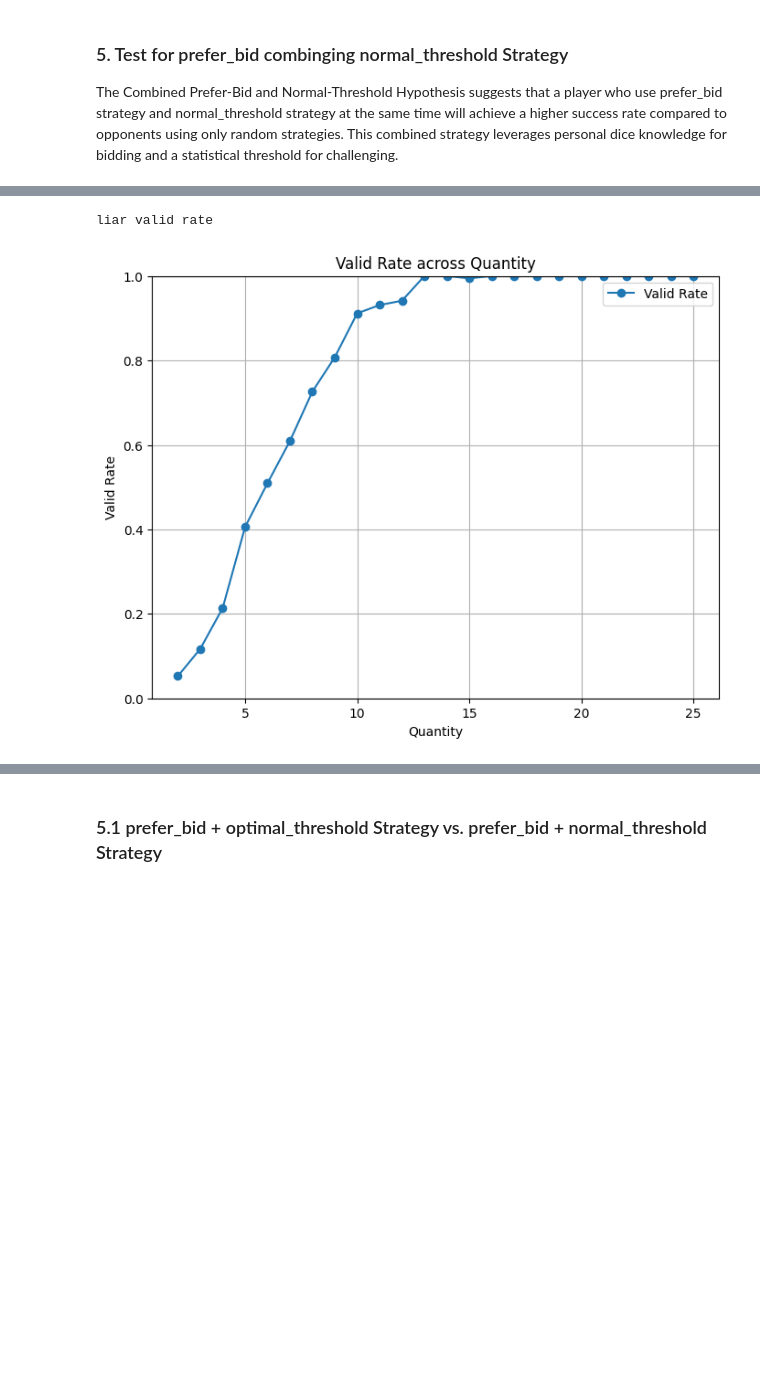
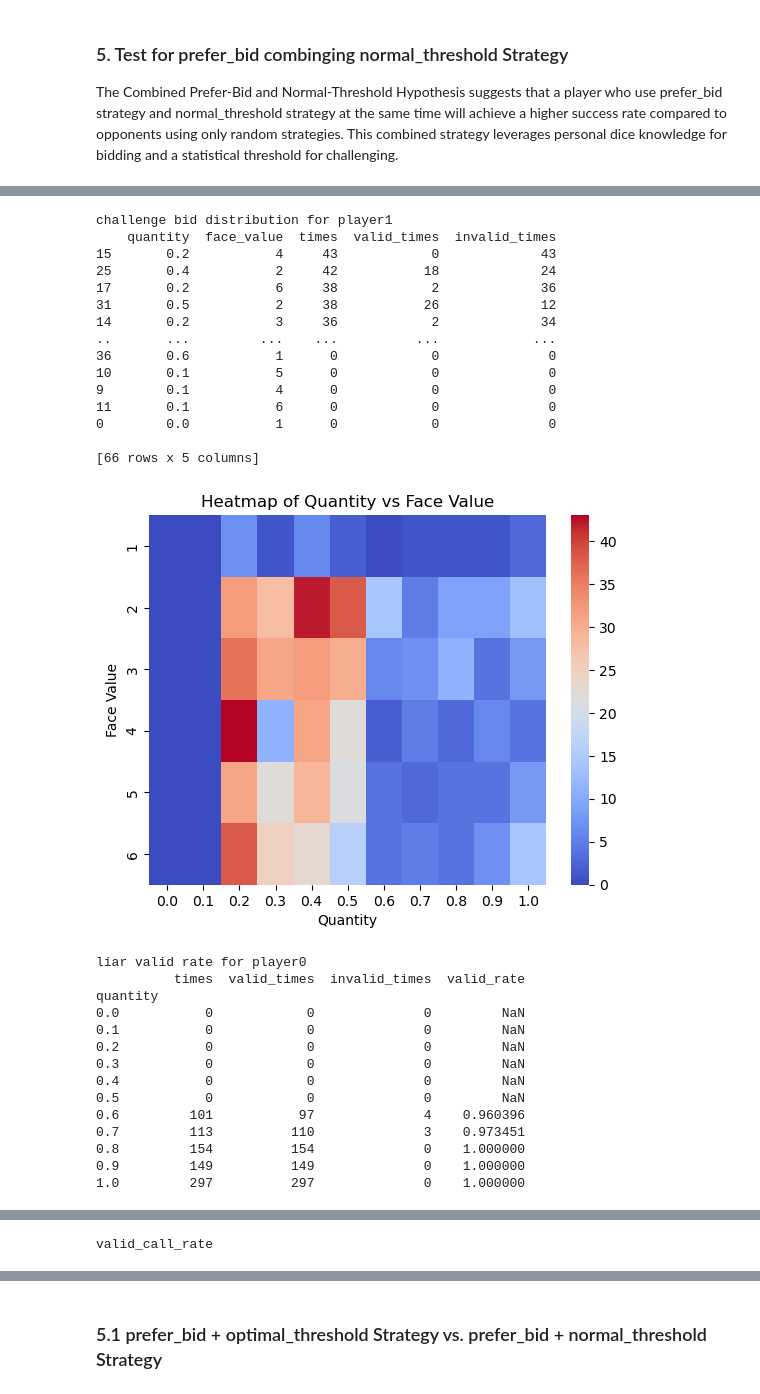
Before and after one commit to iSchool-597PR/2024Fall_projects, a Jupyter notebook: Validation.ipynb, the cells around one changed output, grey strips where cells are left out. Saved outputs shown, nothing was run; the diff lists cells and outputs as text; code cells hidden in the pictures; blank space fills up the shorter version.

```diff
--- a/Validation.ipynb
+++ b/Validation.ipynb
@@ -363,7 +402,7 @@ The Prefer-Bid Hypothesis suggests that a player who prioritizes bidding using t
 num_players = 5
 num_dice = 5
 times = 1000
-validation_test = Validation_varaibales(num_players,num_dice,times)
+validation_test = valid.Validation_varaibales(num_players,num_dice,times)
 Strategies = {}
 for i in range(num_players):
     if i == 0:
@@ -417,15 +509,0 @@ The Optimal-Threshold Hypothesis suggests that a player who calls "liar" based o
-# %%
-# Simulate the game with 5 players and each player has 5 dice (some players use random strategies and one uses optimal_threshold strategy)
-num_players = 5
-num_dice = 5
-times = 1000
-validation_test = Validation_varaibales(num_players,num_dice,times)
-Strategies = {}
-for i in range(num_players):
-    if i == 0:
-        Strategies[i] = stra.Strategy(optimal_threshold = True)
-    else:
-        Strategies[i] = stra.Strategy()
-for _ in range(times):
-    winner, first_player, bid_record, liar_record, bid_times,original_dices = game.simulate_game(num_players, num_dice, Strategies, first_caller = -1, special_rule = False)
-    validation_test.update(winner, first_player, bid_record, liar_record, bid_times, original_dices)
@@ -474,11 +515,11 @@ The Combined Prefer-Bid and Normal-Threshold Hypothesis suggests that a player w
 num_players = 5
 num_dice = 5
 times = 1000
-validation_test = Validation_varaibales(num_players,num_dice,times)
+validation_test = valid.Validation_varaibales(num_players,num_dice,times)
 Strategies = {}
 for i in range(num_players):
     if i == 0:
-        Strategies[i] = stra.Strategy(normal_threshold = True,prefer_bid = True)
+        Strategies[i] = stra.Strategy(liar_threshold = "Normal",prefer_bid = True)
     else:
         Strategies[i] = stra.Strategy()
 for _ in range(times):
@@ -487,19 +528,26 @@ for _ in range(times):
 # %%
 #check
 print("dice distribution")
-validation_test.check_original_dices()
+print(validation_test.check_original_dices())
 print("\n" * 2)
-print("win rate distribution")
-validation_test.check_win_rate()
+print(print("win rate distribution"))
+print(validation_test.check_win_rate())
 print("\n" * 2)
 print("first player distribution")
-validation_test.check_first_player()
+print(validation_test.check_first_player())
 print("\n" * 2)
-print("challenge bid distribution")
-validation_test.check_liar_call()
+print("challenge bid distribution for player0")
+validation_test.check_liar_call(0)
 print("\n" * 2)
-print("liar valid rate")
-validation_test.check_liar_valid_rate()
+print("challenge bid distribution for player1")
+validation_test.check_liar_call(1)
+print("liar valid rate for player0")
+validation_test.check_liar_valid_rate(0)
+print("\n" * 2)
+print("liar valid rate for player1")
+validation_test.check_liar_valid_rate(1)
+print("valid_call_rate")
+validation_test.check_liar_win_rate()
 # %% [output]
 dice distribution
    Face_value  Occurrence Occurrence rate
@@ -522,2 +570,30 @@ win rate distribution
-liar valid rate
+challenge bid distribution for player1
+    quantity  face_value  times  valid_times  invalid_times
+15       0.2           4     43            0             43
+25       0.4           2     42           18             24
+17       0.2           6     38            2             36
+31       0.5           2     38           26             12
+14       0.2           3     36            2             34
+..       ...         ...    ...          ...            ...
+36       0.6           1      0            0              0
+10       0.1           5      0            0              0
+9        0.1           4      0            0              0
+11       0.1           6      0            0              0
+0        0.0           1      0            0              0
+
+[66 rows x 5 columns]
-[figure, old version]
+[figure, new version]
+liar valid rate for player0
+          times  valid_times  invalid_times  valid_rate
+quantity
+0.0           0            0              0         NaN
+0.1           0            0              0         NaN
+0.2           0            0              0         NaN
+0.3           0            0              0         NaN
+0.4           0            0              0         NaN
+0.5           0            0              0         NaN
+0.6         101           97              4    0.960396
+0.7         113          110              3    0.973451
+0.8         154          154              0    1.000000
+0.9         149          149              0    1.000000
+1.0         297          297              0    1.000000
@@ -523,0 +616 @@ liar valid rate
+valid_call_rate
```
Also changed, not shown: parts of 27 cells of this notebook, 2 other files.
